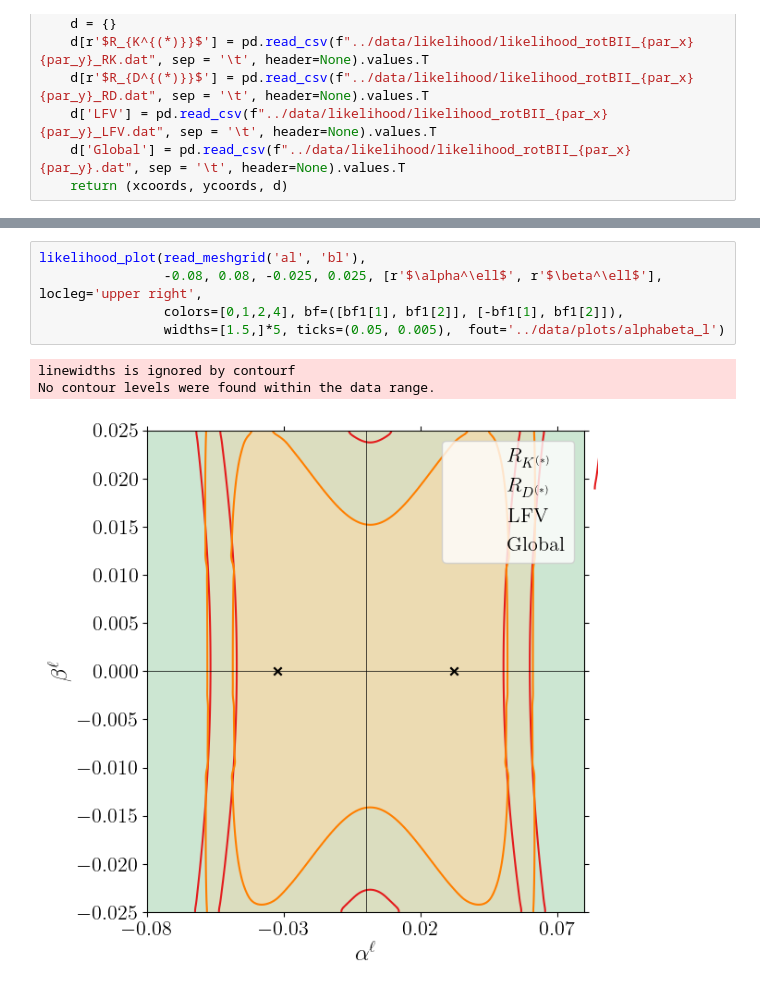
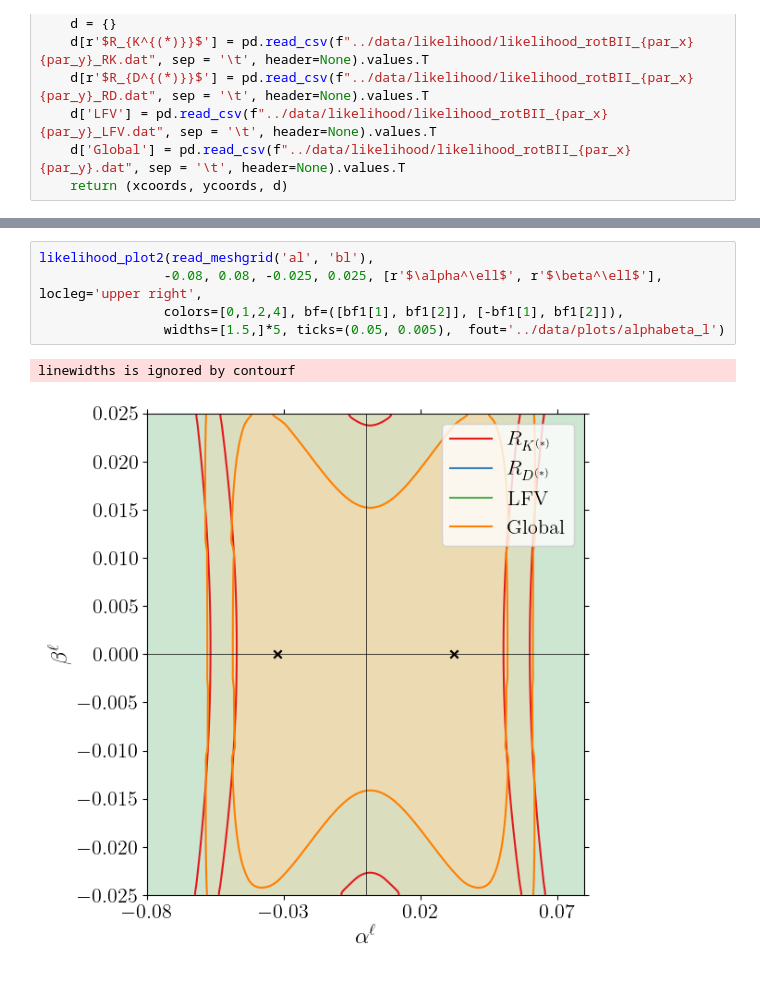
Before and after one commit to Jorge-Alda/SMEFT19-notebooks, a Jupyter notebook: PaperML/02_plotfits.ipynb, the cells around one changed output, grey strips where cells are left out. Saved outputs shown, nothing was run; the diff lists cells and outputs as text.

Commit message:
Fixed likelihood plots

```diff
--- a/PaperML/02_plotfits.ipynb
+++ b/PaperML/02_plotfits.ipynb
@@ -40,10 +210,9 @@ def read_meshgrid(par_x, par_y):
 # %%
-likelihood_plot(read_meshgrid('al', 'bl'),
+likelihood_plot2(read_meshgrid('al', 'bl'),
                 -0.08, 0.08, -0.025, 0.025, [r'$\alpha^\ell$', r'$\beta^\ell$'], locleg='upper right',
                 colors=[0,1,2,4], bf=([bf1[1], bf1[2]], [-bf1[1], bf1[2]]),
                 widths=[1.5,]*5, ticks=(0.05, 0.005),  fout='../data/plots/alphabeta_l')
 # %% [output]
 linewidths is ignored by contourf
-No contour levels were found within the data range.
-[figure, old version]
+[figure, new version]
 # %%
```
Also changed, not shown: parts of 2 cells of this notebook, 4 other files.
